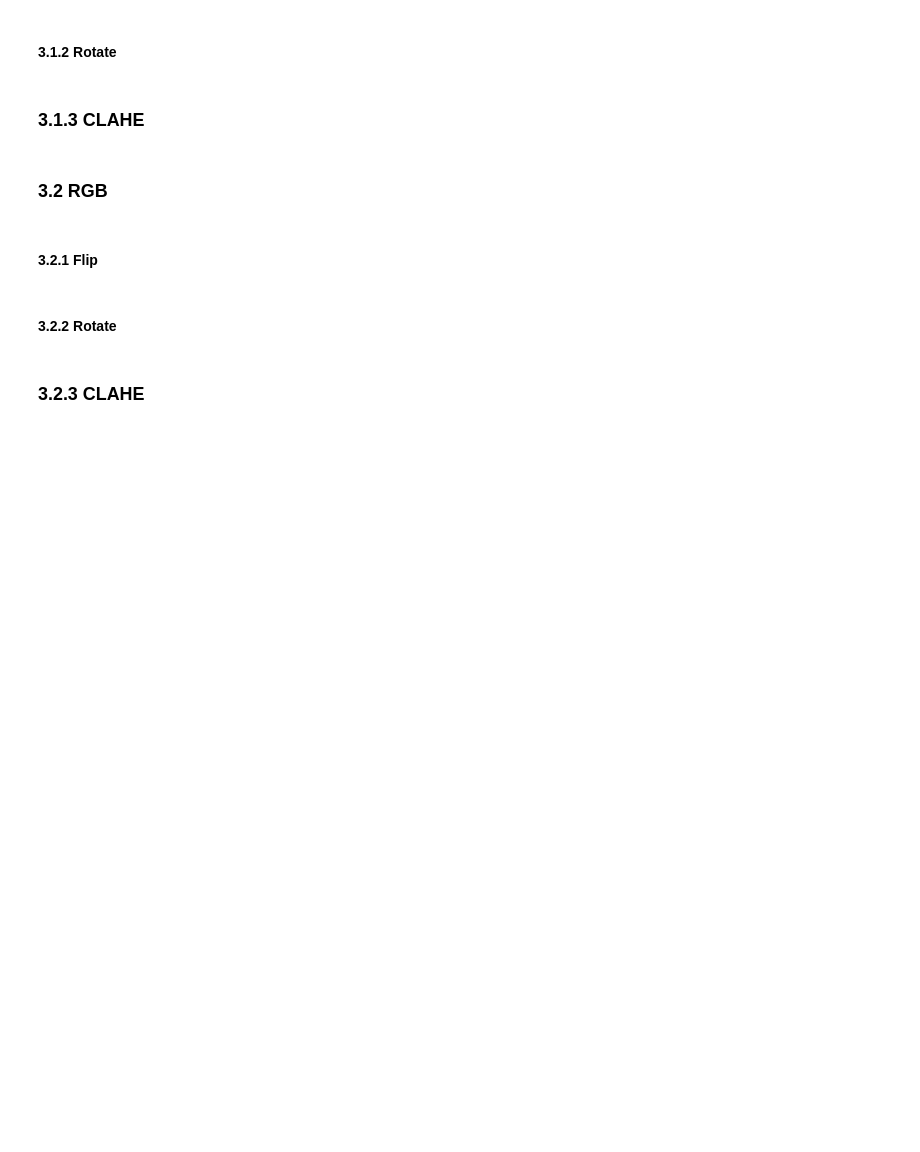
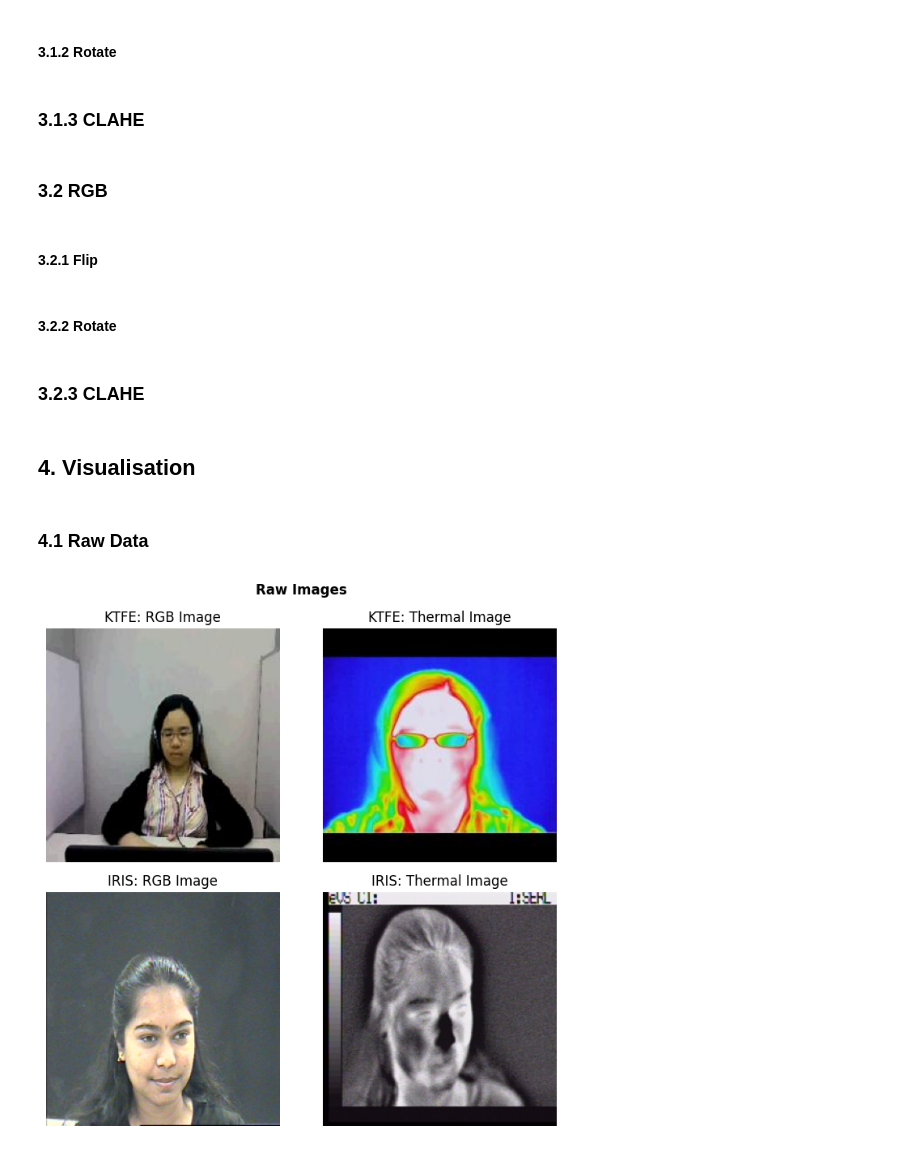
Before and after one commit to reicraftscodes/group-4-dissertation, a Jupyter notebook: Data Processing.ipynb, the cells around one changed output. Cells and saved outputs as stored; diff of their text form; code cells hidden in the pictures; blank space fills up the shorter version.

Commit message:
Added visualisation

```diff
--- a/Data Processing.ipynb
+++ b/Data Processing.ipynb
@@ -322 +333,46 @@ for file in os.listdir(rgb):
     cv2.imwrite(augPath, claheRGB)
+# %% [markdown]
+## 4. Visualisation
+# %% [markdown]
+### 4.1 Raw Data
+# %%
+fig = plt.figure(figsize=(7, 7))
+
+#raw KTFE images
+rgbKTFEImg = cv2.imread('Data/RGB/R_Angry_26_KTFE.jpg')
+rgbKTFEImg = cv2.cvtColor(rgbKTFEImg, cv2.COLOR_BGR2RGB)
+thermalKTFEImg = cv2.imread('Data/Thermal/T_Angry_26_KTFE.jpg')
+thermalKTFEImg = cv2.cvtColor(thermalKTFEImg, cv2.COLOR_BGR2RGB)
+
+#raw IRIS images
+rgbIRISImg = cv2.imread('Data/RGB/R_Angry_623_IRIS.bmp')
+rgbIRISImg = cv2.cvtColor(rgbIRISImg, cv2.COLOR_BGR2RGB)
+thermalIRISImg = cv2.imread('Data/Thermal/T_Angry_623_IRIS.bmp')
+thermalIRISImg = cv2.cvtColor(thermalIRISImg, cv2.COLOR_BGR2RGB)
+
+
+plt.subplot(2, 2, 1)
+plt.imshow(rgbKTFEImg)
+plt.axis('off')
+plt.title("KTFE: RGB Image")
+
+plt.subplot(2, 2, 2)
+plt.imshow(thermalKTFEImg)
+plt.axis('off')
+plt.title("KTFE: Thermal Image")
+
+plt.subplot(2, 2, 3)
+plt.imshow(rgbIRISImg)
+plt.axis('off')
+plt.title("IRIS: RGB Image")
+
+
+plt.subplot(2, 2, 4)
+plt.imshow(thermalIRISImg)
+plt.axis('off')
+plt.title("IRIS: Thermal Image")
+
+plt.suptitle("Raw Images",fontweight="bold")
+plt.tight_layout()
+# %% [output]
+[figure, added]
```
Also changed, not shown: parts of 11 cells of this notebook.
